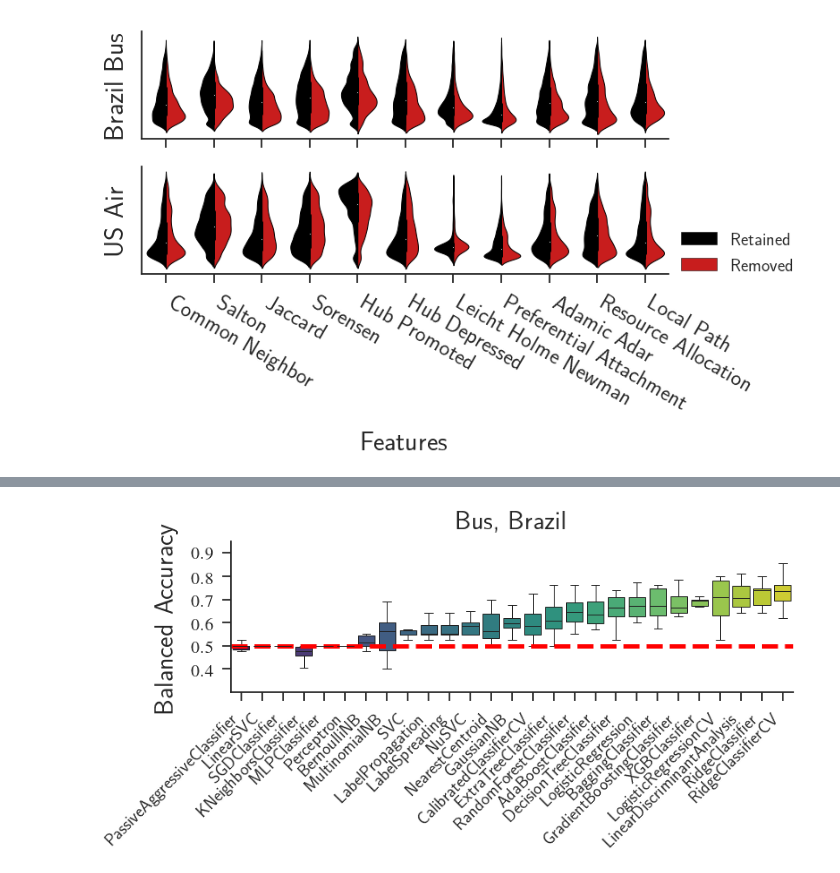
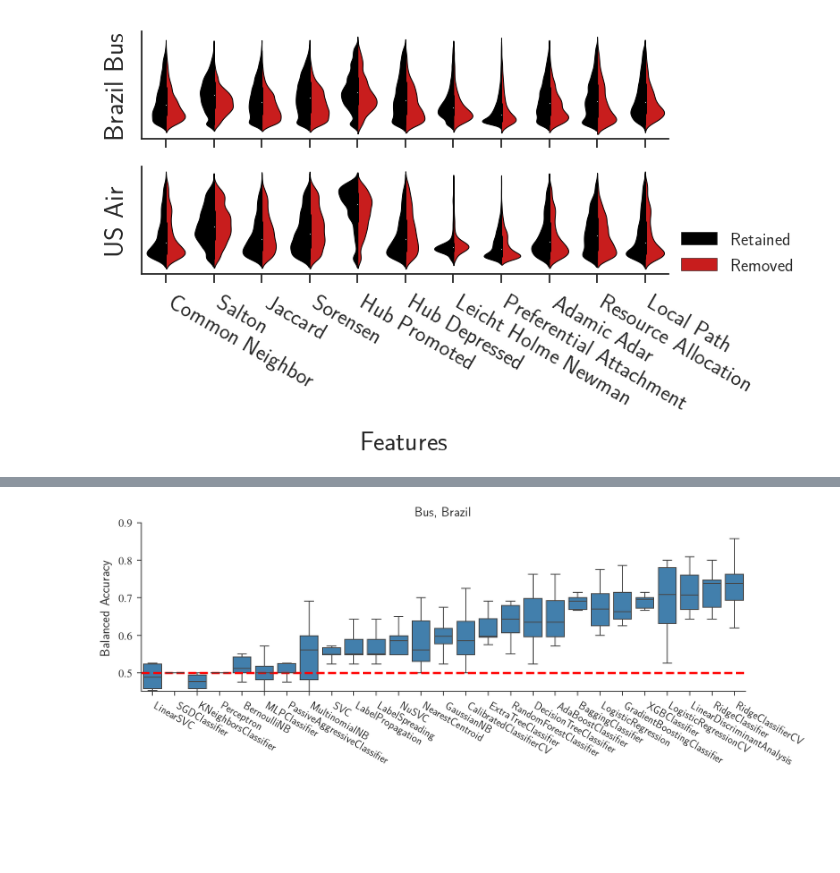
Before and after one commit to amarallab/transportation_network_evolution, a Jupyter notebook: notebooks/10-Plots-Fig2.ipynb, the cells around one changed output, grey strips where cells are left out. Saved outputs shown, nothing was run; the diff lists cells and outputs as text; code cells hidden in the pictures; blank space fills up the shorter version.

```diff
--- a/notebooks/10-Plots-Fig2.ipynb
+++ b/notebooks/10-Plots-Fig2.ipynb
@@ -534,15 +515,17 @@ plt.savefig('../Figs/model_selection_bus_top.pdf',transparent=True)
 # %%
-fig,ax = plt.subplots(figsize=(xs*1,ys*0.8))
-sns.boxplot(x= sorted_names_bus,y=sorted_scores_bus,palette='viridis',linewidth=1,showfliers=False,ax=ax)
+fig,ax = plt.subplots(figsize=(xs*2,ys*1.2))
+sns.boxplot(x= sorted_names_bus,y=sorted_scores_bus,color='#3182bd',linewidth=2
+            ,showfliers=False,ax=ax)
 plt.title('Bus, Brazil')
-plt.xticks(rotation=45,fontsize=20,ha='right')
-plt.yticks(fontsize=20)
-plt.ylim(0.3,0.95)
-plt.yticks([0.4,0.5,0.6,0.7,0.8,0.9])
+plt.xticks(rotation=-30,ha='left',ma='right')
+# plt.yticks(fontsize=20)
+plt.ylim(0.45,0.90)
 ax.set_ylabel('Balanced Accuracy')
 plt.tight_layout()
+plt.yticks([0.5,0.6,0.7,0.8,0.9])
 ax.axhline(y=0.5, linestyle = '--',color ='r')
 custom_frame(ax)
 plt.savefig('../Figs/model_selection_bus_all.pdf',transparent=True)
+plt.show()
 # %% [output]
-[figure, old version]
+[figure, new version]
```
Also changed, not shown: parts of 8 cells of this notebook, 8 other files.
